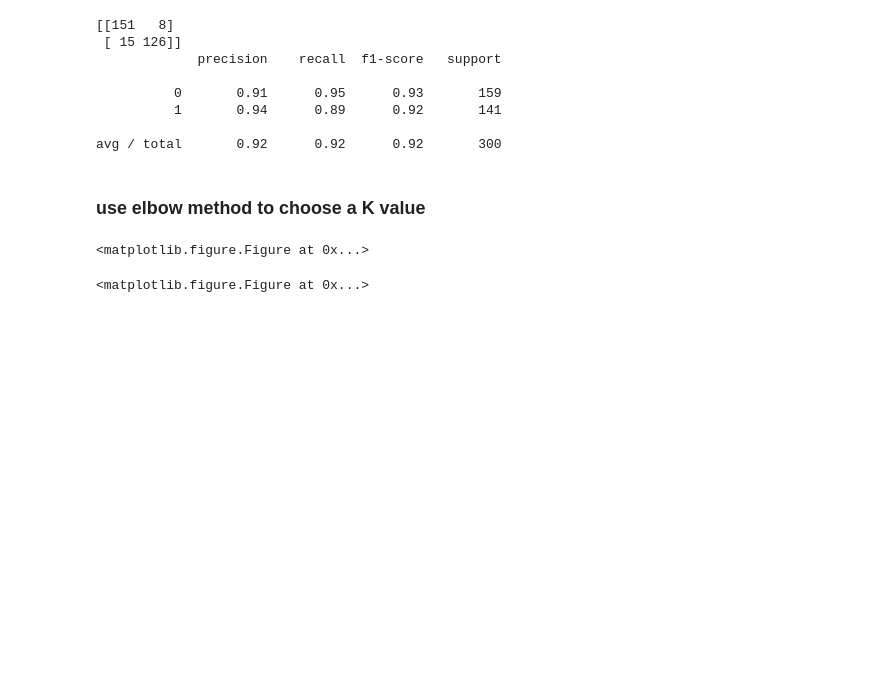
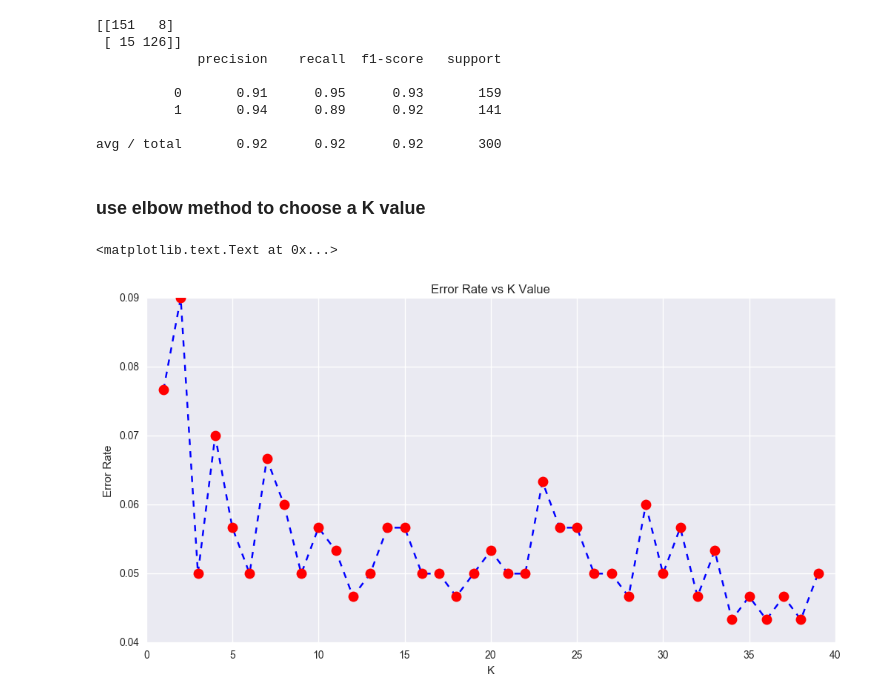
Before and after one commit to marvely/jupyter_notebook, a Jupyter notebook: knn practice.ipynb, the cells around one changed output. Saved outputs shown, nothing was run; the diff lists cells and outputs as text; code cells hidden in the pictures; blank space fills up the shorter version.

```diff
--- a/knn practice.ipynb
+++ b/knn practice.ipynb
@@ -4,8 +4,10 @@ import numpy as np
 import matplotlib.pyplot as plt
 import seaborn as sns
 %matplotlib inline
+# %%
+file = open('/Users/miaojunzhang/Documents/Stat/Python-Data-Science-and-Machine-Learning-Bootcamp/Machine Learning Sections/K-Nearest-Neighbors/Classified Data')
 # %%
-df = pd.read_csv('Classified Data', index_col = 0)
+df = pd.read_csv(file, index_col = 0)
 # %%
 df.head()
 # %% [output]
@@ -111,8 +113,13 @@ for i in range(1, 40):
     knn.fit(X_train, y_train)
     pred_i = knn.predict(X_test)
     error_rate.append(np.mean(pred_i != y_test))
-# %%
-plt.figure(figsize = (12,6))
-# %% [output]
-<matplotlib.figure.Figure at 0x...>
-<matplotlib.figure.Figure at 0x...>
+# %%
+plt.figure(figsize = (12,6))
+plt.plot(range(1, 40), error_rate, color = 'blue', linestyle = '--',
+        marker = 'o', markerfacecolor = 'red', markersize = 10)
+plt.title('Error Rate vs K Value')
+plt.xlabel('K')
+plt.ylabel('Error Rate')
+# %% [output]
+<matplotlib.text.Text at 0x...>
+[figure, added]
```
Also changed, not shown: parts of 2 cells of this notebook, 3 other files.
